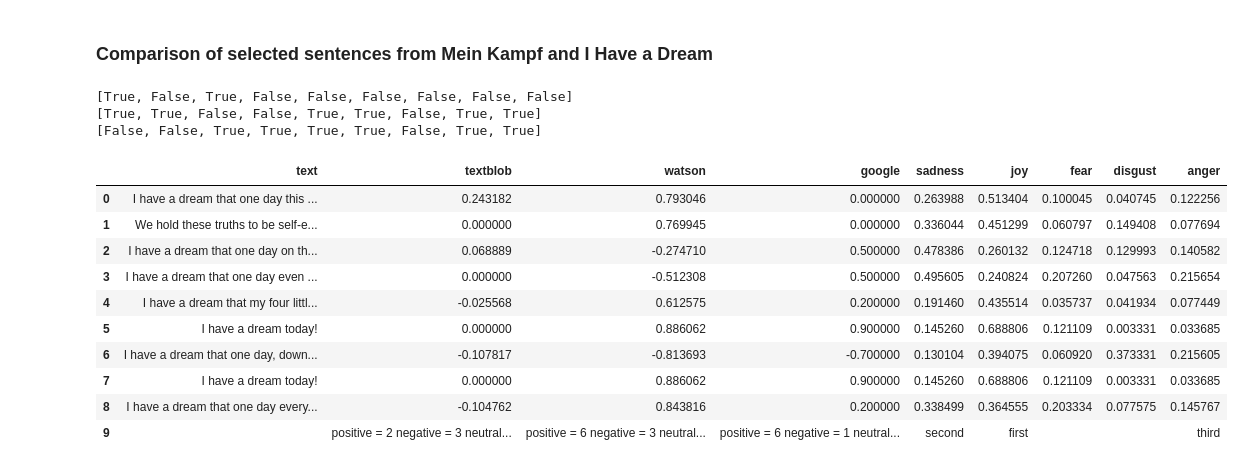
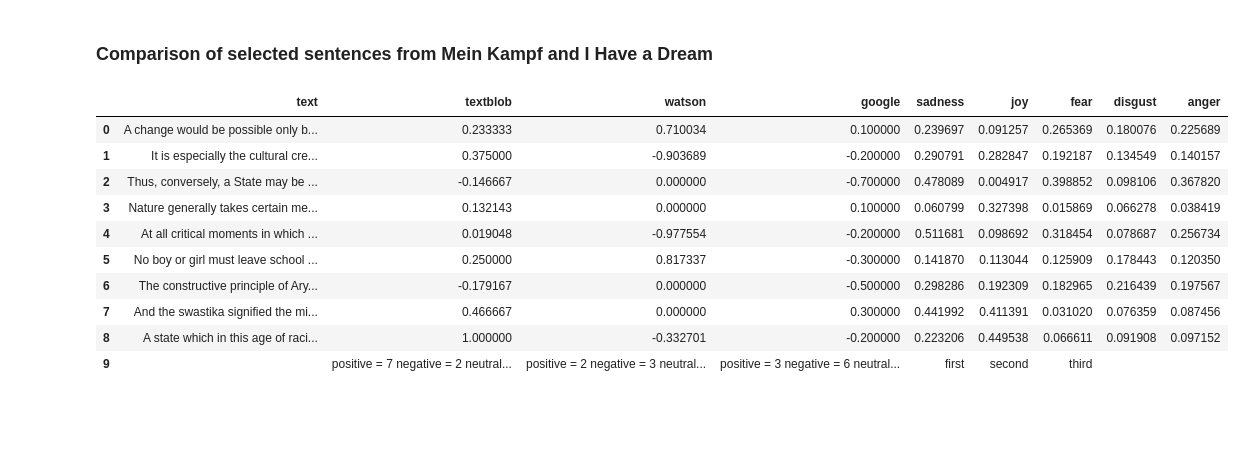
Before and after one commit to Fourthought/Hostile-Narrative-Analysis, a Jupyter notebook: Quantitative Analysis/Testing Sentiment Analysis.ipynb, the cells around one changed output. Drawn from its saved outputs; the diff is of its cells as text; code cells hidden in the pictures; blank space fills up the shorter version.

```diff
--- a/Quantitative Analysis/Testing Sentiment Analysis.ipynb
+++ b/Quantitative Analysis/Testing Sentiment Analysis.ipynb
@@ -306,14 +306,13 @@ def get_sents(orator, text, sents):
 
 # create the dataframe of selected sentences with sentiment and emotion scores
 pd.set_option('max_colwidth', 1000)
-df = pd.DataFrame(get_sents(*king))
+df = pd.DataFrame(get_sents(*hitler))
 
 # add an empty row for adding analysis data
 df = df.append(pd.Series(dtype=str), ignore_index=True).fillna('')
 
 # review sentiment scores to determine prevalence of positivity/negativity
 for col in df[sentiment_analytics.apis]:
-    print([i > 0 for i in df[col] if i != ''])
     pos = [i > 0 for i in df[col] if i != ''].count(True)
     neg = [i < 0 for i in df[col] if i != ''].count(True)
     neu = [i == 0 for i in df[col] if i != ''].count(True)
@@ -332,43 +331,40 @@ for rank in ranking:
 
         # exclude just added new_row row
         if not any(row.values):
             continue
 
         # remove the previous ranked emotions from consideration
         temp = row
         for v in list(ranking.values()):
             if v in temp: temp = temp.drop(v)
 
         # sort the emotion scores in descending order to get
         # top emotion minus previously ranked emotion
         sorted_row = temp.sort_values(ascending = False)
         cache.append(temp.loc[lambda x: x == sorted_row[0]].keys()[0])
 
     # add top ranking score to ranking dictionary
     # add ranking to dataframe
     emotion = Counter(cache).most_common()[0][0]
     ranking[rank] = emotion
     df[emotion][len(df) -1] = rank
 
 # display dataframe
 # used to capture subset slice of df for gradient for rows with mixture on string and index
 u = df.index.get_level_values(0)
 cm = sns.light_palette("green", as_cmap=True)
 display(df.style.applymap(color_red_or_green, subset = sentiment_analytics.apis).\
                   background_gradient(cmap=cm, subset = pd.IndexSlice[u[:-1], emotions]
                                      ))
 # %% [output]
-[True, False, True, False, False, False, False, False, False]
-[True, True, False, False, True, True, False, True, True]
-[False, False, True, True, True, True, False, True, True]
 |  | text | textblob | watson | google | sadness | joy | fear | disgust | anger |
-| 0 | I have a dream that one day this ... | 0.243182 | 0.793046 | 0.000000 | 0.263988 | 0.513404 | 0.100045 | 0.040745 | 0.122256 |
-| 1 | We hold these truths to be self-e... | 0.000000 | 0.769945 | 0.000000 | 0.336044 | 0.451299 | 0.060797 | 0.149408 | 0.077694 |
-| 2 | I have a dream that one day on th... | 0.068889 | -0.274710 | 0.500000 | 0.478386 | 0.260132 | 0.124718 | 0.129993 | 0.140582 |
-| 3 | I have a dream that one day even ... | 0.000000 | -0.512308 | 0.500000 | 0.495605 | 0.240824 | 0.207260 | 0.047563 | 0.215654 |
-| 4 | I have a dream that my four littl... | -0.025568 | 0.612575 | 0.200000 | 0.191460 | 0.435514 | 0.035737 | 0.041934 | 0.077449 |
-| 5 | I have a dream today! | 0.000000 | 0.886062 | 0.900000 | 0.145260 | 0.688806 | 0.121109 | 0.003331 | 0.033685 |
-| 6 | I have a dream that one day, down... | -0.107817 | -0.813693 | -0.700000 | 0.130104 | 0.394075 | 0.060920 | 0.373331 | 0.215605 |
-| 7 | I have a dream today! | 0.000000 | 0.886062 | 0.900000 | 0.145260 | 0.688806 | 0.121109 | 0.003331 | 0.033685 |
-| 8 | I have a dream that one day every... | -0.104762 | 0.843816 | 0.200000 | 0.338499 | 0.364555 | 0.203334 | 0.077575 | 0.145767 |
-| 9 |  | positive = 2 negative = 3 neutral... | positive = 6 negative = 3 neutral... | positive = 6 negative = 1 neutral... | second | first |  |  | third |
+| 0 | A change would be possible only b... | 0.233333 | 0.710034 | 0.100000 | 0.239697 | 0.091257 | 0.265369 | 0.180076 | 0.225689 |
+| 1 | It is especially the cultural cre... | 0.375000 | -0.903689 | -0.200000 | 0.290791 | 0.282847 | 0.192187 | 0.134549 | 0.140157 |
+| 2 | Thus, conversely, a State may be ... | -0.146667 | 0.000000 | -0.700000 | 0.478089 | 0.004917 | 0.398852 | 0.098106 | 0.367820 |
+| 3 | Nature generally takes certain me... | 0.132143 | 0.000000 | 0.100000 | 0.060799 | 0.327398 | 0.015869 | 0.066278 | 0.038419 |
+| 4 | At all critical moments in which ... | 0.019048 | -0.977554 | -0.200000 | 0.511681 | 0.098692 | 0.318454 | 0.078687 | 0.256734 |
+| 5 | No boy or girl must leave school ... | 0.250000 | 0.817337 | -0.300000 | 0.141870 | 0.113044 | 0.125909 | 0.178443 | 0.120350 |
+| 6 | The constructive principle of Ary... | -0.179167 | 0.000000 | -0.500000 | 0.298286 | 0.192309 | 0.182965 | 0.216439 | 0.197567 |
+| 7 | And the swastika signified the mi... | 0.466667 | 0.000000 | 0.300000 | 0.441992 | 0.411391 | 0.031020 | 0.076359 | 0.087456 |
+| 8 | A state which in this age of raci... | 1.000000 | -0.332701 | -0.200000 | 0.223206 | 0.449538 | 0.066611 | 0.091908 | 0.097152 |
+| 9 |  | positive = 7 negative = 2 neutral... | positive = 2 negative = 3 neutral... | positive = 3 negative = 6 neutral... | first | second | third |  |  |
```
